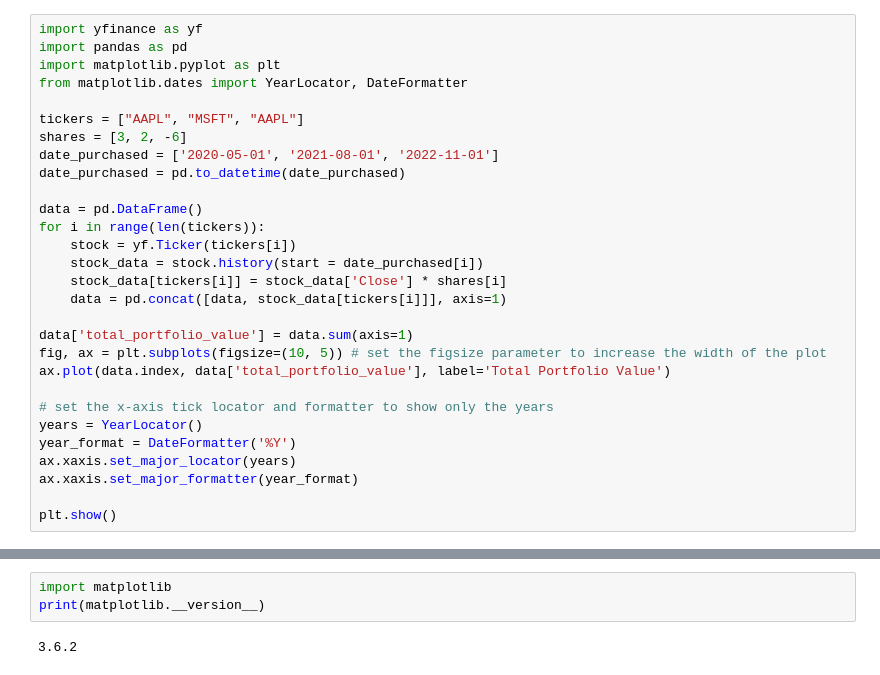
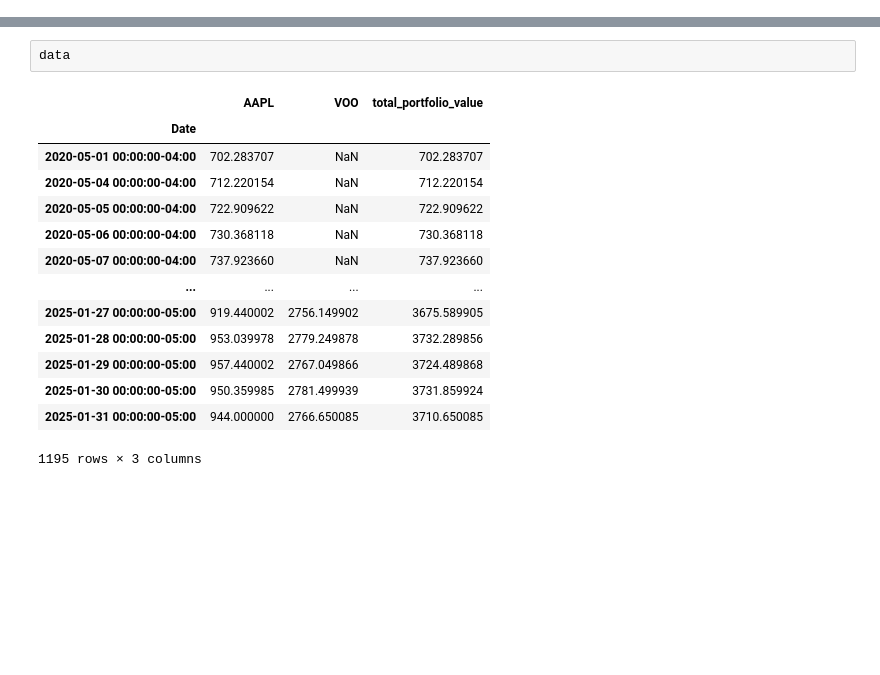
Before and after one commit to RuiGene/stock_search, a Jupyter notebook: x.ipynb, the cells around one changed output, grey strips where cells are left out. Cells and saved outputs as stored; diff of their text form; blank space fills up the shorter version.

```diff
--- a/x.ipynb
+++ b/x.ipynb
@@ -98,29 +91,0 @@ data
-# %%
-import yfinance as yf
-import pandas as pd
-import matplotlib.pyplot as plt
-from matplotlib.dates import YearLocator, DateFormatter
-
-tickers = ["AAPL", "MSFT", "AAPL"]
-shares = [3, 2, -6]
-date_purchased = ['2020-05-01', '2021-08-01', '2022-11-01']
-date_purchased = pd.to_datetime(date_purchased)
-
-data = pd.DataFrame()
-for i in range(len(tickers)):
-    stock = yf.Ticker(tickers[i])
-    stock_data = stock.history(start = date_purchased[i])
-    stock_data[tickers[i]] = stock_data['Close'] * shares[i]
-    data = pd.concat([data, stock_data[tickers[i]]], axis=1)
-
-data['total_portfolio_value'] = data.sum(axis=1)
-fig, ax = plt.subplots(figsize=(10, 5)) # set the figsize parameter to increase the width of the plot
-ax.plot(data.index, data['total_portfolio_value'], label='Total Portfolio Value')
-
-# set the x-axis tick locator and formatter to show only the years
-years = YearLocator()
-year_format = DateFormatter('%Y')
-ax.xaxis.set_major_locator(years)
-ax.xaxis.set_major_formatter(year_format)
-
-plt.show()
@@ -180,5 +202,17 @@ plt.show()
-# %%
-import matplotlib
-print(matplotlib.__version__)
-# %% [output]
-3.6.2
+# %%
+data
+# %% [output]
+|  | AAPL | VOO | total_portfolio_value |
+| Date |  |  |  |
+| 2020-05-01 00:00:00-04:00 | 702.283707 | NaN | 702.283707 |
+| 2020-05-04 00:00:00-04:00 | 712.220154 | NaN | 712.220154 |
+| 2020-05-05 00:00:00-04:00 | 722.909622 | NaN | 722.909622 |
+| 2020-05-06 00:00:00-04:00 | 730.368118 | NaN | 730.368118 |
+| 2020-05-07 00:00:00-04:00 | 737.923660 | NaN | 737.923660 |
+| ... | ... | ... | ... |
+| 2025-01-27 00:00:00-05:00 | 919.440002 | 2756.149902 | 3675.589905 |
+| 2025-01-28 00:00:00-05:00 | 953.039978 | 2779.249878 | 3732.289856 |
+| 2025-01-29 00:00:00-05:00 | 957.440002 | 2767.049866 | 3724.489868 |
+| 2025-01-30 00:00:00-05:00 | 950.359985 | 2781.499939 | 3731.859924 |
+| 2025-01-31 00:00:00-05:00 | 944.000000 | 2766.650085 | 3710.650085 |
+1195 rows × 3 columns
```
Also changed, not shown: parts of 14 cells of this notebook, 5 other files.
